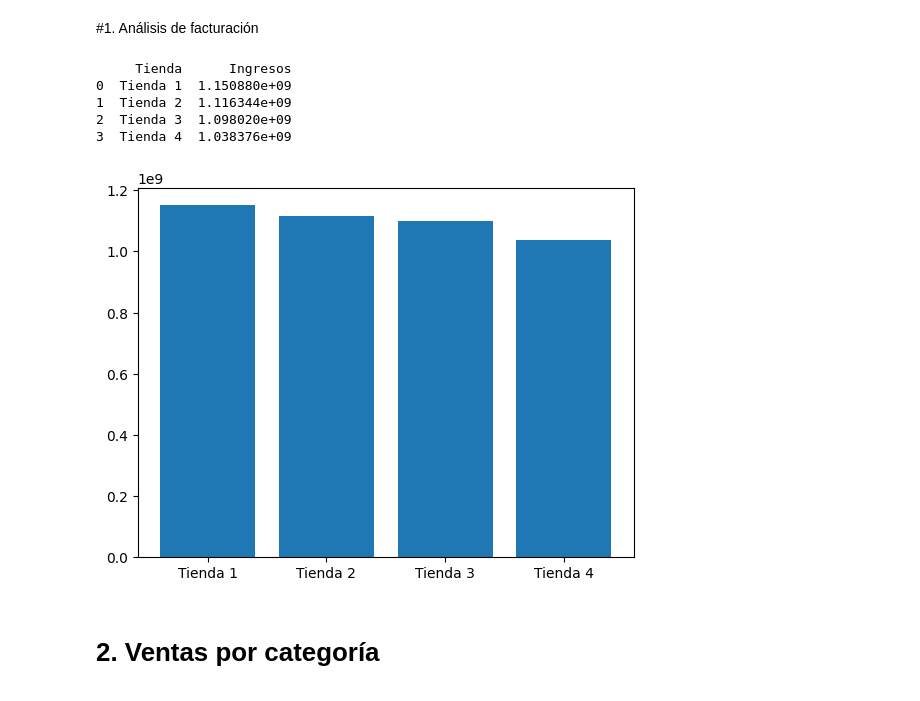
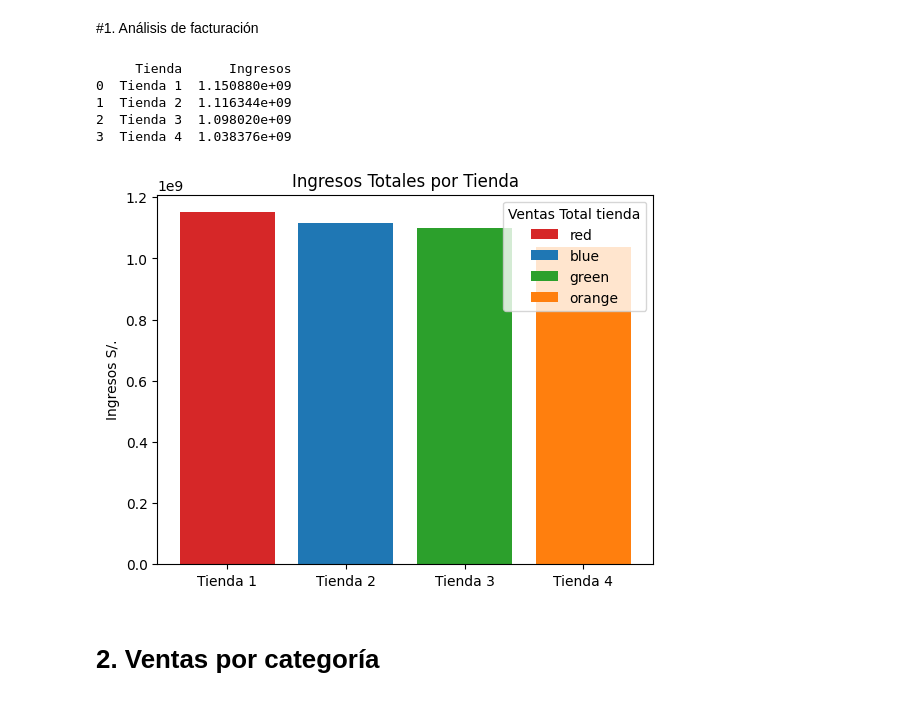
Before and after one commit to jalonzoh/Challenge-de-Modelado-de-datos, a Jupyter notebook: AluraStoreLatam.ipynb, the cells around one changed output. Cells and saved outputs as stored; diff of their text form; code cells hidden in the pictures.

```diff
--- a/AluraStoreLatam.ipynb
+++ b/AluraStoreLatam.ipynb
@@ -41,35 +41,45 @@ total_ingreso_tienda4=df_tienda4['Precio'].sum()
 ingresos_tiendas = {
                 'Tienda':['Tienda 1',
                 'Tienda 2',
                 'Tienda 3',
                 'Tienda 4'],
                 'Ingresos':[total_ingreso_tienda,
                 total_ingreso_tienda2,
                 total_ingreso_tienda3,
                 total_ingreso_tienda4]}
 
 #index_labels = ['Tienda 1', 'Tienda 2', 'Tienda 3', 'Tienda 4']
 
 #df_ingresos_tiendas=pd.DataFrame(ingresos_tiendas,index_labels)
 df_ingresos_tiendas=pd.DataFrame(ingresos_tiendas)
 print(df_ingresos_tiendas)
 
 #print(f'Ingreso T1: {total_ingreso_tienda} / Ingreso T2: {total_ingreso_tienda2} / Ingreso T3: {total_ingreso_tienda3} / Ingreso T4: {total_ingreso_tienda4} /')
 
 import matplotlib.pyplot as plt
 
+fig, ax = plt.subplots()
+
 x_values = df_ingresos_tiendas['Tienda'].unique()
 y_values = df_ingresos_tiendas['Ingresos']
-plt.bar(x_values, y_values)
+bar_labels = ['red', 'blue', 'green', 'orange']
+bar_colors = ['tab:red', 'tab:blue', 'tab:green', 'tab:orange']
+
+ax.bar(x_values, y_values,label=bar_labels,color=bar_colors)
+
+ax.set_ylabel('Ingresos S/.')
+ax.set_title('Ingresos Totales por Tienda')
+ax.legend(title='Ventas Total tienda')
+
 plt.show()
 plt.close('all')
 # %% [output]
      Tienda      Ingresos
 0  Tienda 1  1.150880e+09
 1  Tienda 2  1.116344e+09
 2  Tienda 3  1.098020e+09
 3  Tienda 4  1.038376e+09
-[figure, old version]
+[figure, new version]
 # %% [markdown]
 # 2. Ventas por categoría
 # %%
```
Also changed, not shown: parts of 5 cells of this notebook.
